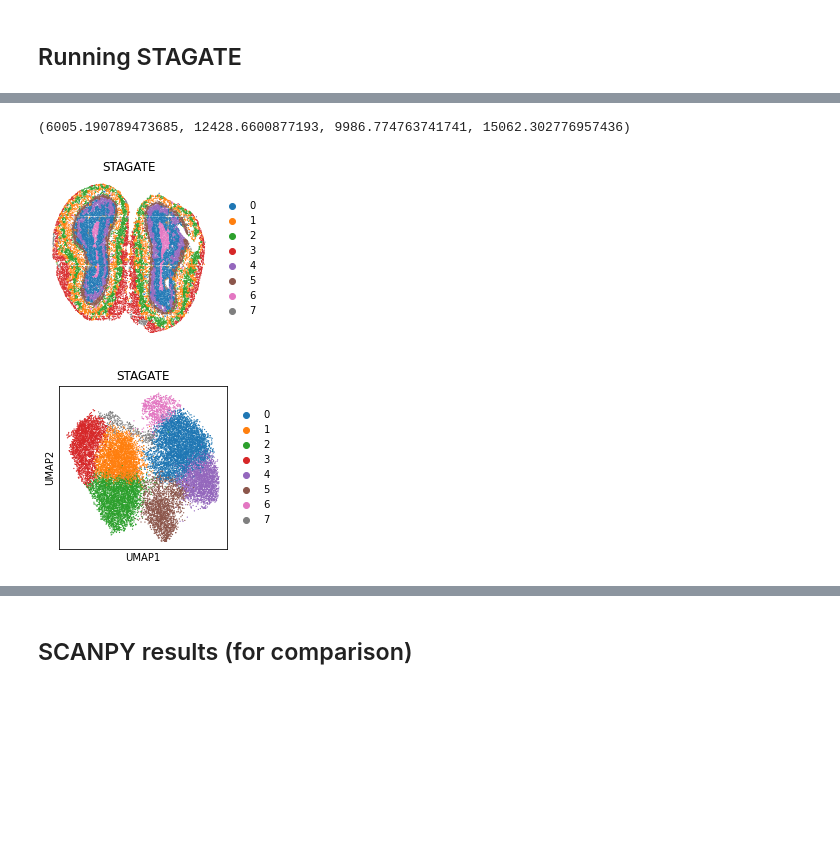
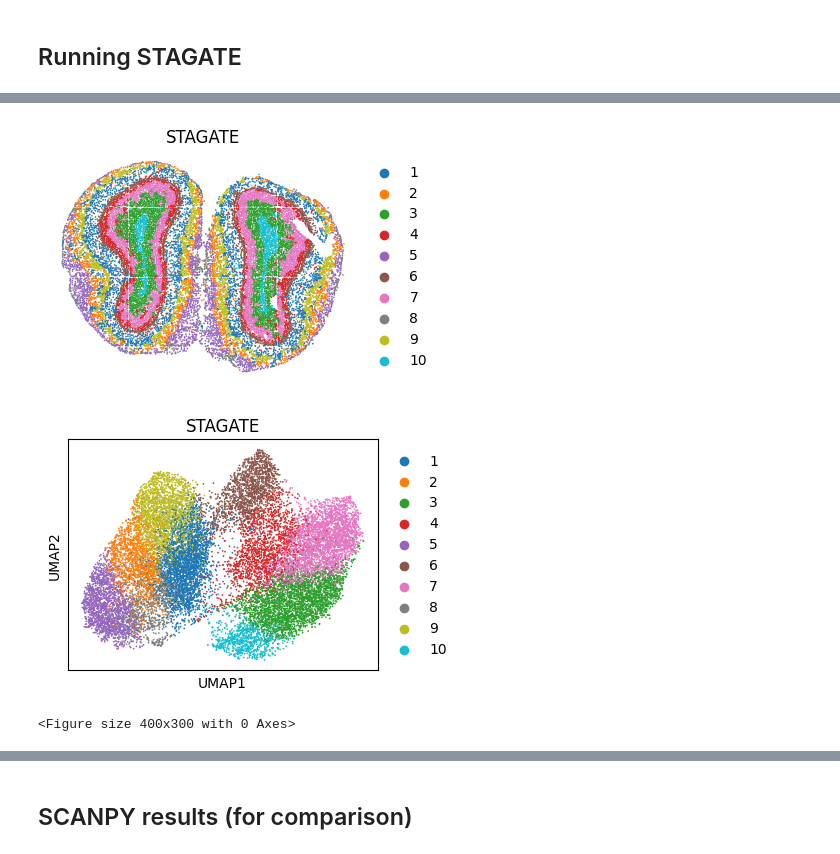
Before and after one commit to toan-ly/STAGATE, a Jupyter notebook: Tutorials/source/T4_Stereo.ipynb, the cells around one changed output, grey strips where cells are left out. Saved outputs shown, nothing was run; the diff lists cells and outputs as text; code cells hidden in the pictures; blank space fills up the shorter version.

```diff
--- a/Tutorials/source/T4_Stereo.ipynb
+++ b/Tutorials/source/T4_Stereo.ipynb
@@ -65,5 +71,5 @@ plt.axis('off')
 # %%
-used_barcode = pd.read_csv(os.path.join('Data/used_barcodes.txt'), sep='\t', header=None)
+used_barcode = pd.read_csv(os.path.join(data_path, 'used_barcodes.txt'), sep='\t', header=None)
 used_barcode = used_barcode[0]
 adata = adata[used_barcode,]
 # %%
@@ -105,4 +110,2 @@ The graph contains 144318 edges, 19109 cells.
 # %% [markdown]
 ## Running STAGATE
-# %%
-adata = STAGATE.train_STAGATE(adata, alpha=0)
@@ -113,0 +112,3 @@ Use tf.where in 2.0, which has the same broadcast rule as np.where
+# %%
+device = torch.device('cuda:7' if torch.cuda.is_available() else 'cpu')
+adata = STAGATE.train_STAGATE(adata, device=device)
@@ -114,3 +125,6 @@ Use tf.where in 2.0, which has the same broadcast rule as np.where
 # %%
 sc.pp.neighbors(adata, use_rep='STAGATE')
 sc.tl.umap(adata)
+# %%
+n_clusters = 10
+adata = STAGATE.mclust_R(adata, used_obsm='STAGATE', num_clusters=n_clusters)
@@ -119,11 +151,13 @@ sc.tl.louvain(adata, resolution=0.8)
 # %%
-plt.rcParams["figure.figsize"] = (3, 3)
-sc.pl.embedding(adata, basis="spatial", color="louvain",s=6, show=False, title='STAGATE')
+plt.rcParams["figure.figsize"] = (4, 3)
+sc.pl.embedding(adata, basis="spatial", color="mclust",s=6, show=False, title='STAGATE')
 plt.axis('off')
+plt.savefig(os.path.join(save_path, f'clustering_{n_clusters}.png'), dpi=300, bbox_inches='tight')
 # %% [output]
-(6005.190789473685, 12428.6600877193, 9986.774763741741, 15062.302776957436)
-[figure, old version]
+[figure, new version]
 # %%
-sc.pl.umap(adata, color='louvain', title='STAGATE')
+sc.pl.umap(adata, color='mclust', title='STAGATE')
+plt.savefig(os.path.join(save_path, f'umap_{n_clusters}.png'), dpi=300, bbox_inches='tight')
 # %% [output]
-[figure, old version]
+[figure, new version]
+<Figure size 400x300 with 0 Axes>
```
Also changed, not shown: parts of 18 cells of this notebook, 4 other files.
